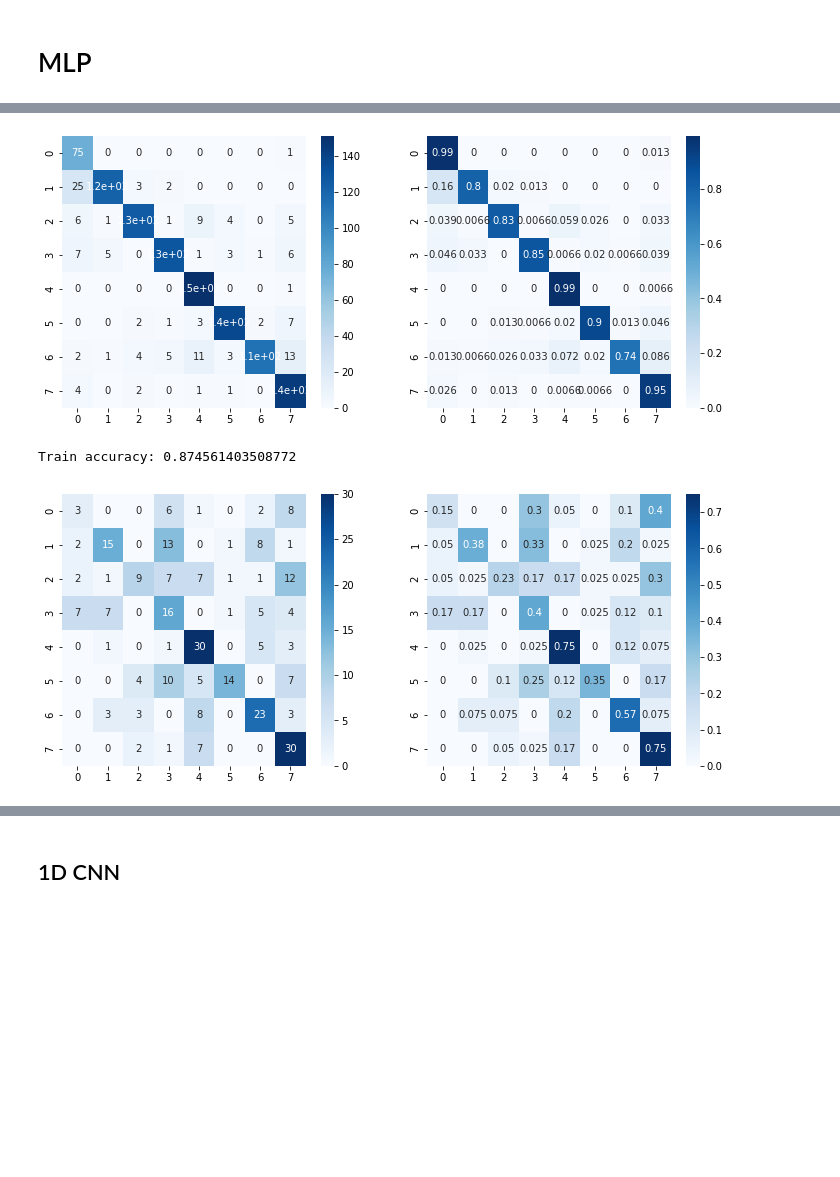
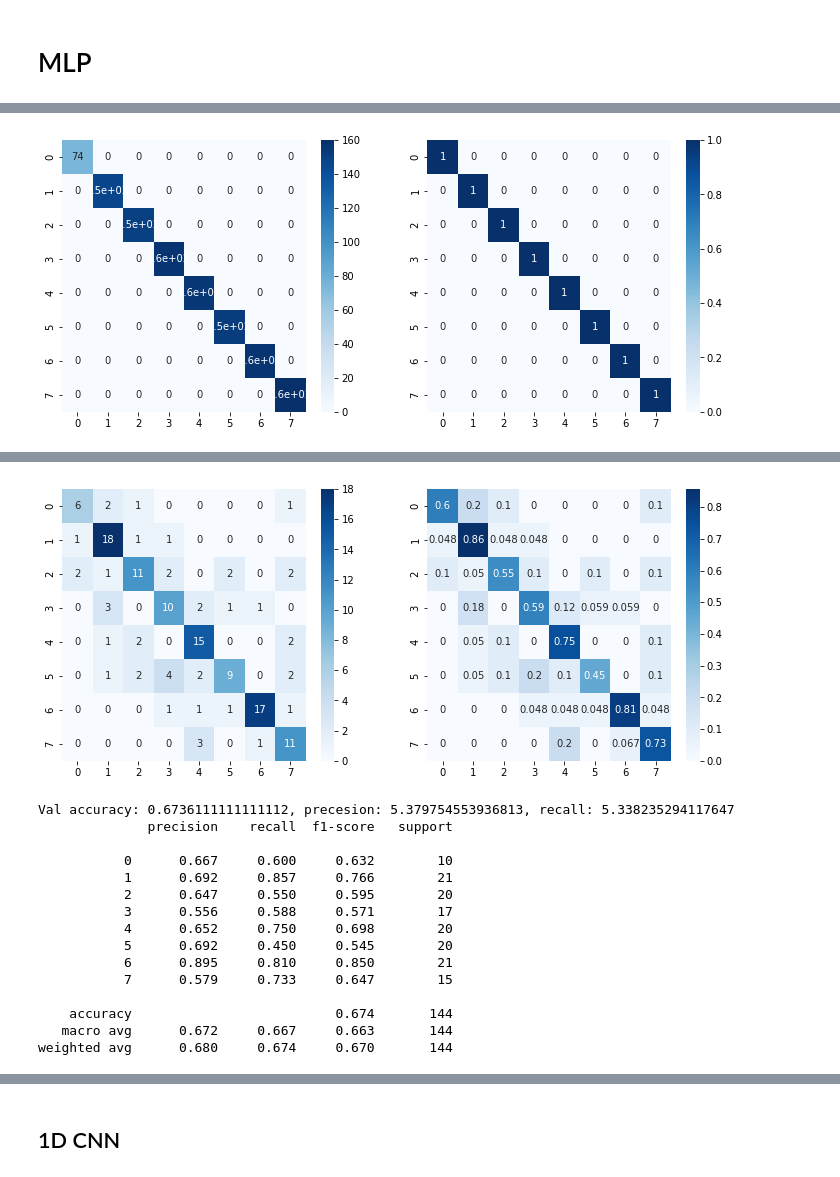
Before and after one commit to mohnikbakht/RAVDESS_Speech_Emotion_Recognition, a Jupyter notebook: Nik/DL_models_nik_1D.ipynb, the cells around one changed output, grey strips where cells are left out. Saved outputs shown, nothing was run; the diff lists cells and outputs as text; code cells hidden in the pictures; blank space fills up the shorter version.

```diff
--- a/Nik/DL_models_nik_1D.ipynb
+++ b/Nik/DL_models_nik_1D.ipynb
@@ -10,7 +10,7 @@ import torch.nn.functional as F
 
 DEVICE = torch.device('cuda' if torch.cuda.is_available() else 'cpu')
 torch.cuda.empty_cache()
-SPLIT_BY = 'actor'
+SPLIT_BY = 'arb'
 # %% [markdown]
 ## normalize
 # %%
@@ -366,8 +366,8 @@ from timeit import default_timer as timer
 import wandb
 
 
-NUM_EPOCHS = 18
-NORM='global'#'channel'
+NUM_EPOCHS = 80
+NORM=None#'channel'
 BATCH_SIZE = 8 #128
 
 if NORM=='channel':
@@ -434,6 +433,7 @@ Epoch: 18, Train loss: 1.071, Val loss: 1.483, Epoch time = 0.529s
 from sklearn.metrics import confusion_matrix
 import seaborn as sns
 import numpy as np
+from sklearn import metrics
 
 def get_confusion_matrix(mdl, dataloader):
     y_pred = []
@@ -453,39 +453,74 @@ def get_confusion_matrix(mdl, dataloader):
             y_true.append(tgt.cpu().numpy())
 
 
             total += len(src)
             correct += (tgt == predicted).sum().item()
     # print(np.shape(y_true))
     y_true, y_pred = np.concatenate(y_true), np.concatenate(y_pred)
-    print(np.shape(y_true))
+
+    stats=metrics.classification_report(y_true, y_pred, digits=3)
+
+    # print(np.shape(y_true))
     cm = confusion_matrix(y_true, y_pred)
-    return cm
+    return cm, stats
 
 def plot_cm(cm):
     f, axs = plt.subplots(1,2, figsize=(12,5))
     sns.heatmap(cm, annot=True, cmap='Blues', ax=axs[0])
     sns.heatmap(cm/cm.sum(1).reshape(-1,1), annot=True, cmap='Blues', ax=axs[1])
     plt.show()
 
 
-train_iter = RAVDESSFeatureDataset(split='train',split_by=SPLIT_BY, root_dir=root_features, mean=MEAN, std= STD)#Multi30k(split='train', language_pair=(SRC_LANGUAGE, TGT_LANGUAGE))
+train_iter = RAVDESSFeatureDataset(split='train',split_by=SPLIT_BY, root_dir=root_features, mean=MEAN, std= STD, feature_2d=False)#Multi30k(split='train', language_pair=(SRC_LANGUAGE, TGT_LANGUAGE))
 train_dataloader = DataLoader(train_iter, batch_size=1, shuffle=True)
 
-train_cm = get_confusion_matrix(mlp,train_dataloader)
+train_cm, train_metrics = get_confusion_matrix(mlp,train_dataloader)
 train_acc = (train_cm*np.eye(len(train_cm))).sum()/np.sum(train_cm)
 
-print(train_cm*np.eye(len(train_cm)))
-val_iter = RAVDESSFeatureDataset(split='valid',split_by=SPLIT_BY, root_dir=root_features, mean=MEAN, std= STD)#Multi30k(split='train', language_pair=(SRC_LANGUAGE, TGT_LANGUAGE))
+# print(test_cm)
+true_pos = np.diag(train_cm)
+train_precision = np.sum(true_pos / np.sum(train_cm, axis=0))
+train_recall = np.sum(true_pos / np.sum(train_cm, axis=1))
+
+
+# print(train_cm*np.eye(len(train_cm)))
+val_iter = RAVDESSFeatureDataset(split='valid',split_by=SPLIT_BY, root_dir=root_features, mean=MEAN, std= STD, feature_2d=False)#Multi30k(split='train', language_pair=(SRC_LANGUAGE, TGT_LANGUAGE))
 val_dataloader = DataLoader(val_iter, batch_size=1, shuffle=True)
 
-val_cm = get_confusion_matrix(mlp,val_dataloader)
+val_cm, val_metrics = get_confusion_matrix(mlp,val_dataloader)
 val_acc = (val_cm*np.eye(len(val_cm))).sum()/np.sum(val_cm)
 
+# print(test_cm)
+true_pos = np.diag(val_cm)
+val_precision = np.sum(true_pos / np.sum(val_cm, axis=0))
+val_recall = np.sum(true_pos / np.sum(val_cm, axis=1))
 
 
+test_iter = RAVDESSFeatureDataset(split='test',split_by=SPLIT_BY, root_dir=root_features, mean=MEAN, std= STD, feature_2d=False)#Multi30k(split='train', language_pair=(SRC_LANGUAGE, TGT_LANGUAGE))
+test_dataloader = DataLoader(test_iter, batch_size=1, shuffle=True)
+
+test_cm, test_metrics = get_confusion_matrix(mlp,test_dataloader)
+test_acc = (test_cm*np.eye(len(test_cm))).sum()/np.sum(test_cm)
+
+# print(test_cm)
+true_pos = np.diag(test_cm)
+test_precision = np.sum(true_pos / np.sum(test_cm, axis=0))
+test_recall = np.sum(true_pos / np.sum(test_cm, axis=1))
+
 plot_cm(train_cm)
-print(f'Train accuracy: {train_acc}')
+# print(f'Train accuracy: {train_acc}, precesion: {train_precision}, recall: {train_recall}')
+print("train")
+print(train_metrics)
 
 plot_cm(val_cm)
-print(f'Val accuracy: {val_acc}')
+# print(f'Val accuracy: {val_acc}, precesion: {val_precision}, recall: {val_recall}')
+print("validation")
+print(val_metrics)
+
+
+plot_cm(test_cm)
+# print(f'Test accuracy: {test_acc}, precesion: {test_precision}, recall: {test_recall}')
+print("test")
+print(test_metrics)ics)
 # %% [output]
+[figure, new version]
@@ -502,3 +542,16 @@ print(f'Val accuracy: {val_acc}')
-[figure, old version]
+[figure, new version]
-Train accuracy: 0.874561403508772
+Val accuracy: 0.6736111111111112, precesion: 5.379754553936813, recall: 5.338235294117647
+              precision    recall  f1-score   support
+
+           0      0.667     0.600     0.632        10
+           1      0.692     0.857     0.766        21
+           2      0.647     0.550     0.595        20
+           3      0.556     0.588     0.571        17
+           4      0.652     0.750     0.698        20
+           5      0.692     0.450     0.545        20
+           6      0.895     0.810     0.850        21
+           7      0.579     0.733     0.647        15
+
+    accuracy                          0.674       144
+   macro avg      0.672     0.667     0.663       144
+weighted avg      0.680     0.674     0.670       144
-[figure, old version]
```
Also changed, not shown: parts of 9 cells of this notebook, 9 other files.
